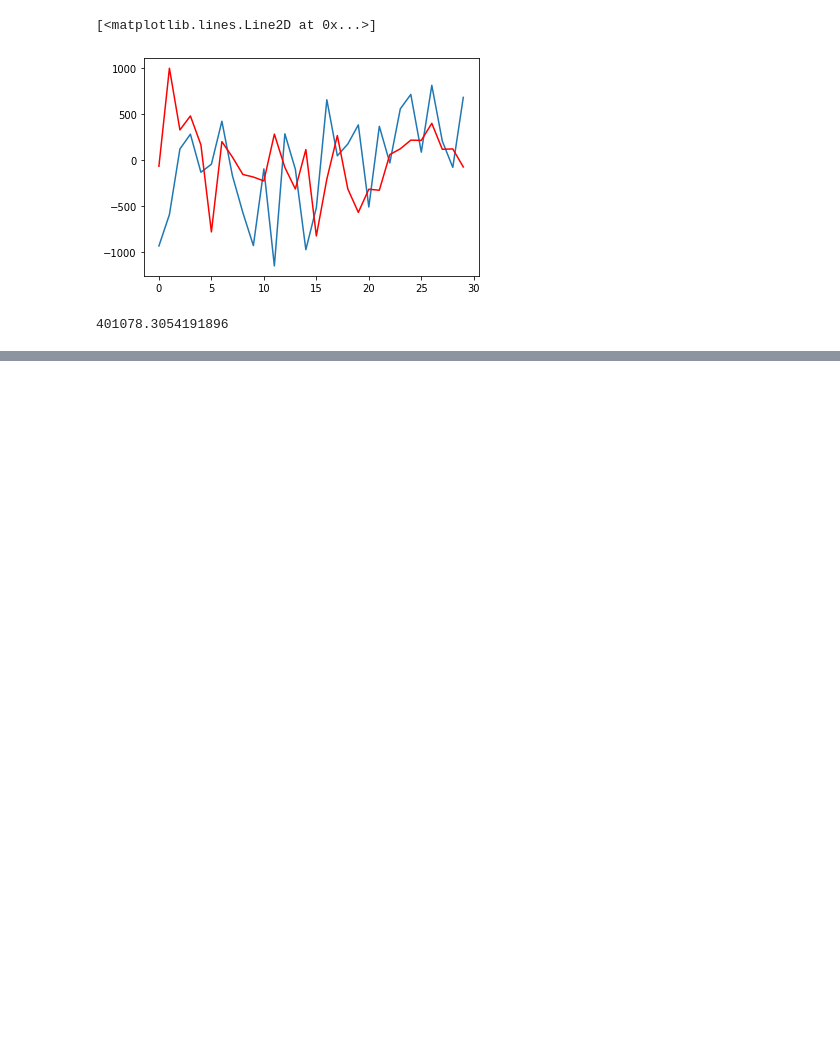
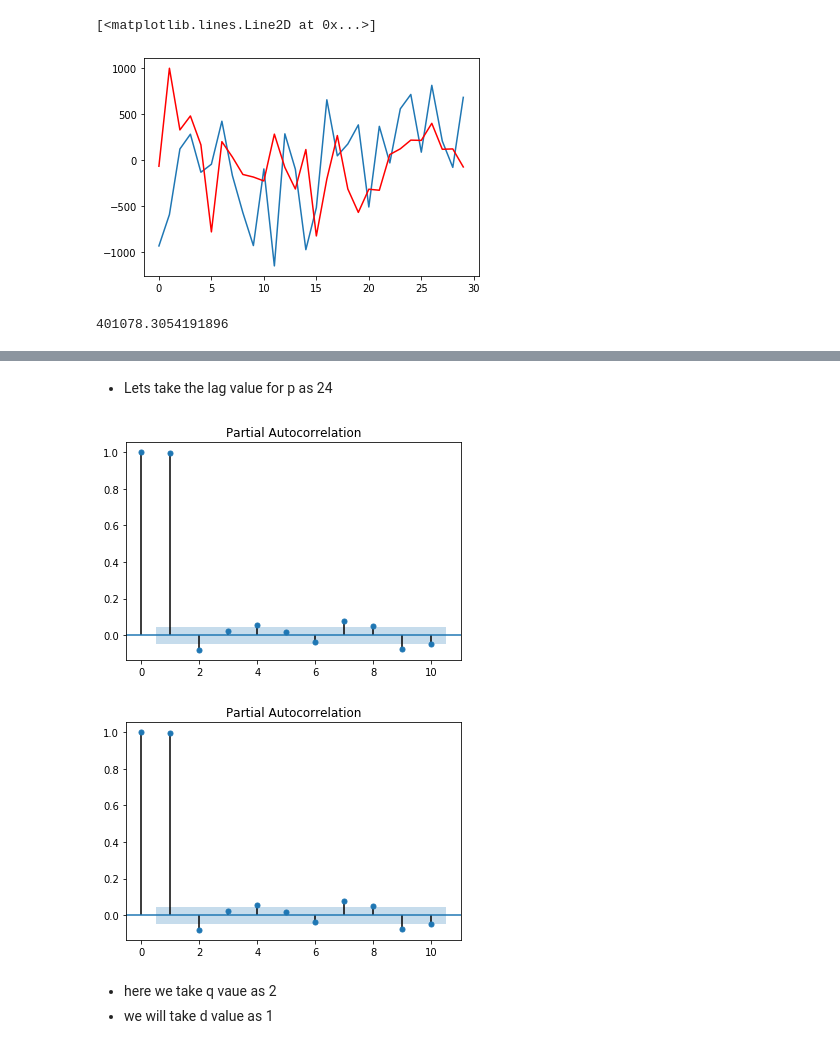
Before and after one commit to pravinknr/MSc-Computer-Science-Project-2020-, a Jupyter notebook: Cryptocurency Historic data Analysis/Python/Cryptocurrency Price Prediction and Analysis.ipynb, the cells around one changed output, grey strips where cells are left out. Cells and saved outputs as stored; diff of their text form; code cells hidden in the pictures; blank space fills up the shorter version.

```diff
--- a/Cryptocurency Historic data Analysis/Python/Cryptocurrency Price Prediction.ipynb
+++ b/Cryptocurency Historic data Analysis/Python/Cryptocurrency Price Prediction and Analysis.ipynb
@@ -538,0 +569,11 @@ mse3
+# %% [markdown]
+* Lets take the lag value for p as 24
+# %%
+# Lets find the q value using pacf plot
+plot_pacf(bitcoin_price_high.High, lags=10)
+# %% [output]
+[figure, added]
+[figure, added]
+# %% [markdown]
+* here we take q vaue as 2
+* we will take d value as 1
```
Also changed, not shown: parts of 29 cells of this notebook.
